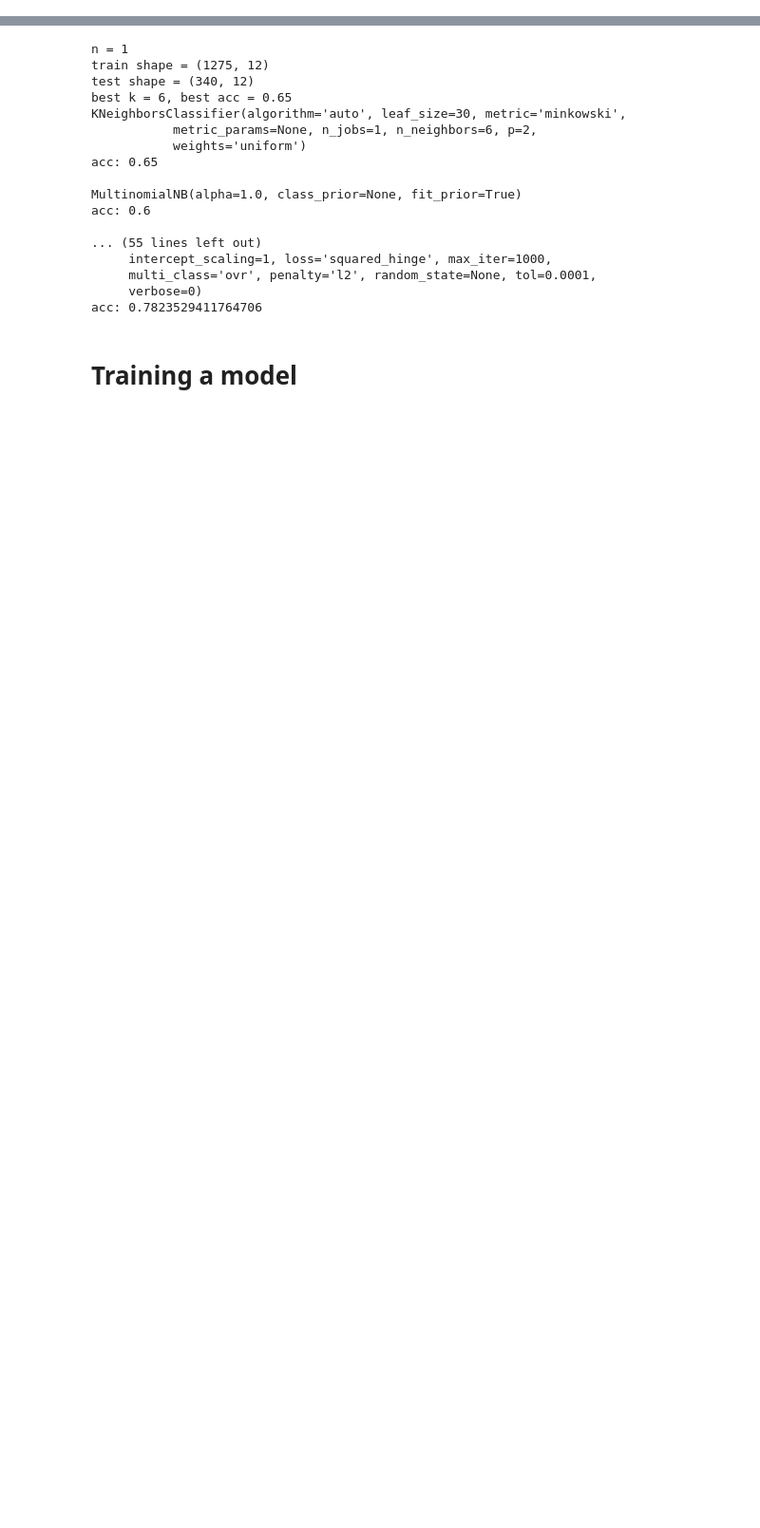
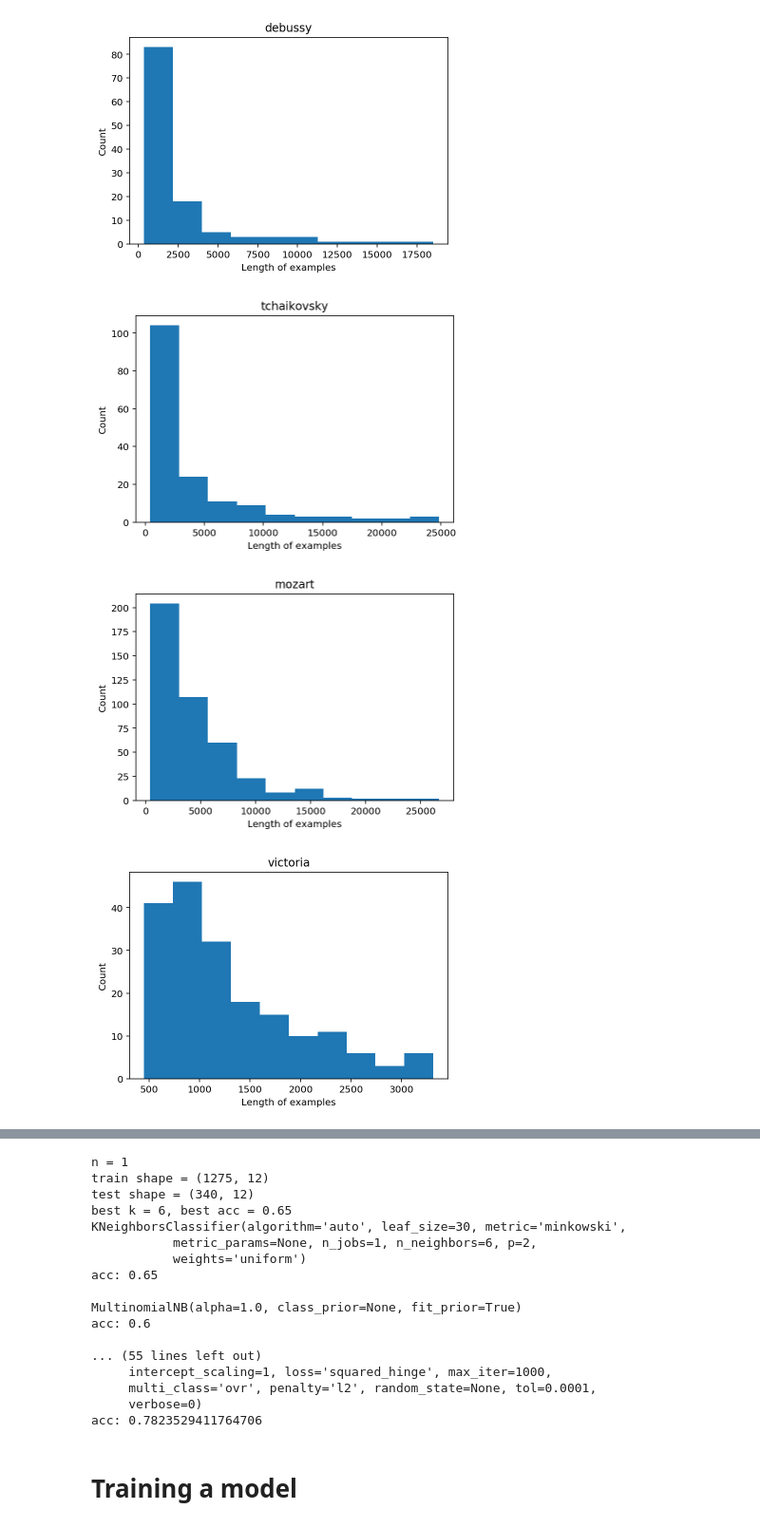
Before and after one commit to Vnulartex/NotationClassifier, a Jupyter notebook: Note_pitches.ipynb, the cells around one changed output, grey strips where cells are left out. Shown at 95% size. Saved outputs shown, nothing was run; the diff lists cells and outputs as text; code cells hidden in the pictures; blank space fills up the shorter version.

Commit message:
added graphs to jupyter notebook

```diff
--- a/Note_pitches.ipynb
+++ b/Note_pitches.ipynb
@@ -103,3 +107,12 @@ def find_chord(in_list):
 composerNames = ["debussy","tchaikovsky","mozart","victoria","beethoven"]
 dataset_type = "chords_t"
 x_train_ch, x_test_ch,y_train, y_test = loader.load(dataset_type,composerNames)
+# %%
+lens =[]
+for i,comp in enumerate(composerNames):
+    lens.append([len(example) for example,y in zip(x_train_ch,y_train) if y==i])
+
+df = pd.DataFrame(lens)
+df=df.transpose()
+df.columns=composerNames
+df.describe()
@@ -105,0 +129,13 @@ x_train_ch, x_test_ch,y_train, y_test = loader.load(dataset_type,composerNames)
+# %%
+# the histogram of the data
+for i,comp in enumerate(composerNames):
+    plt.hist(lens[i])
+    plt.xlabel("Length of examples")
+    plt.ylabel("Count")
+    plt.title(comp)
+    plt.show()
+# %% [output]
+[figure, added]
+[figure, added]
+[figure, added]
+[figure, added]
```
Also changed, not shown: parts of 12 cells of this notebook, 1 other file.
